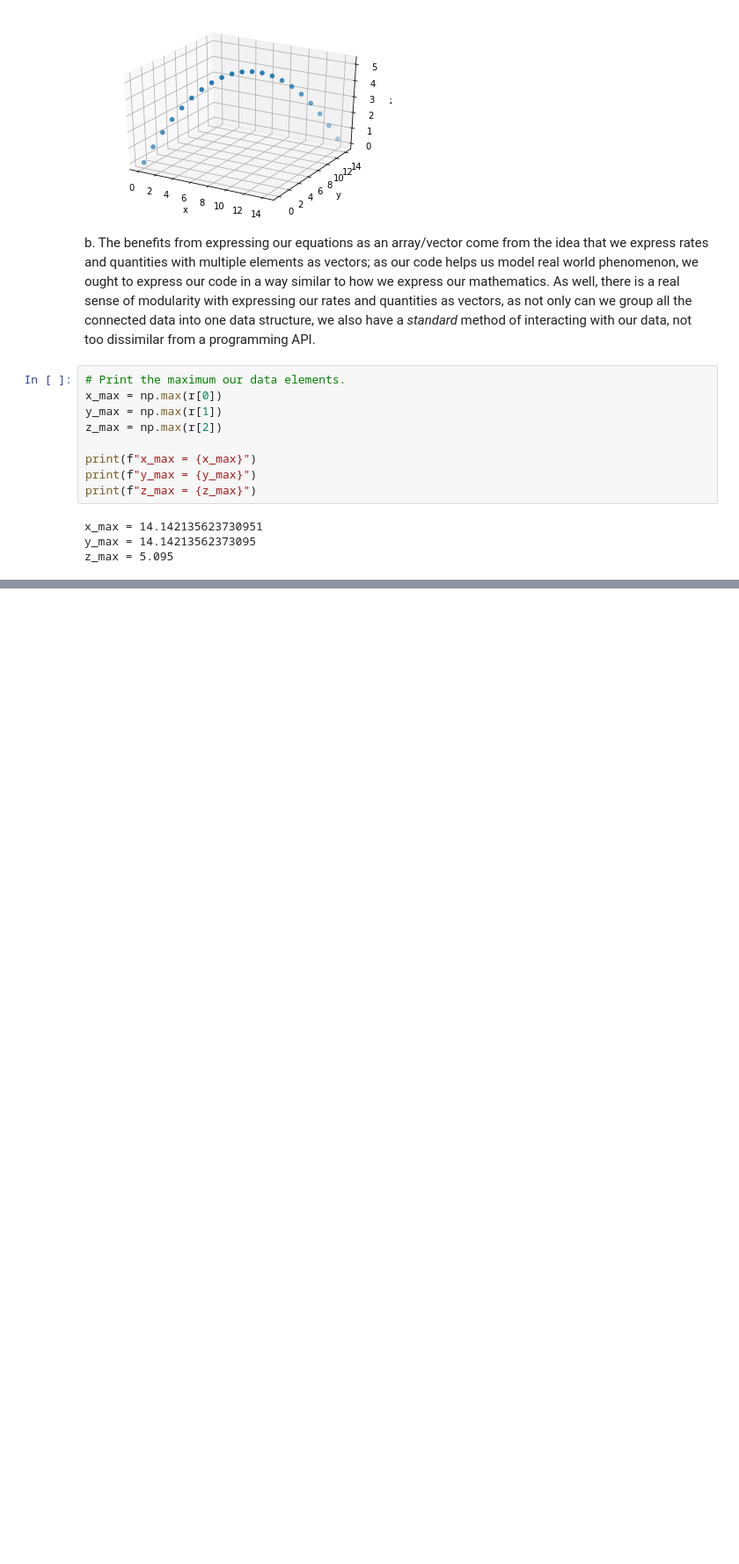
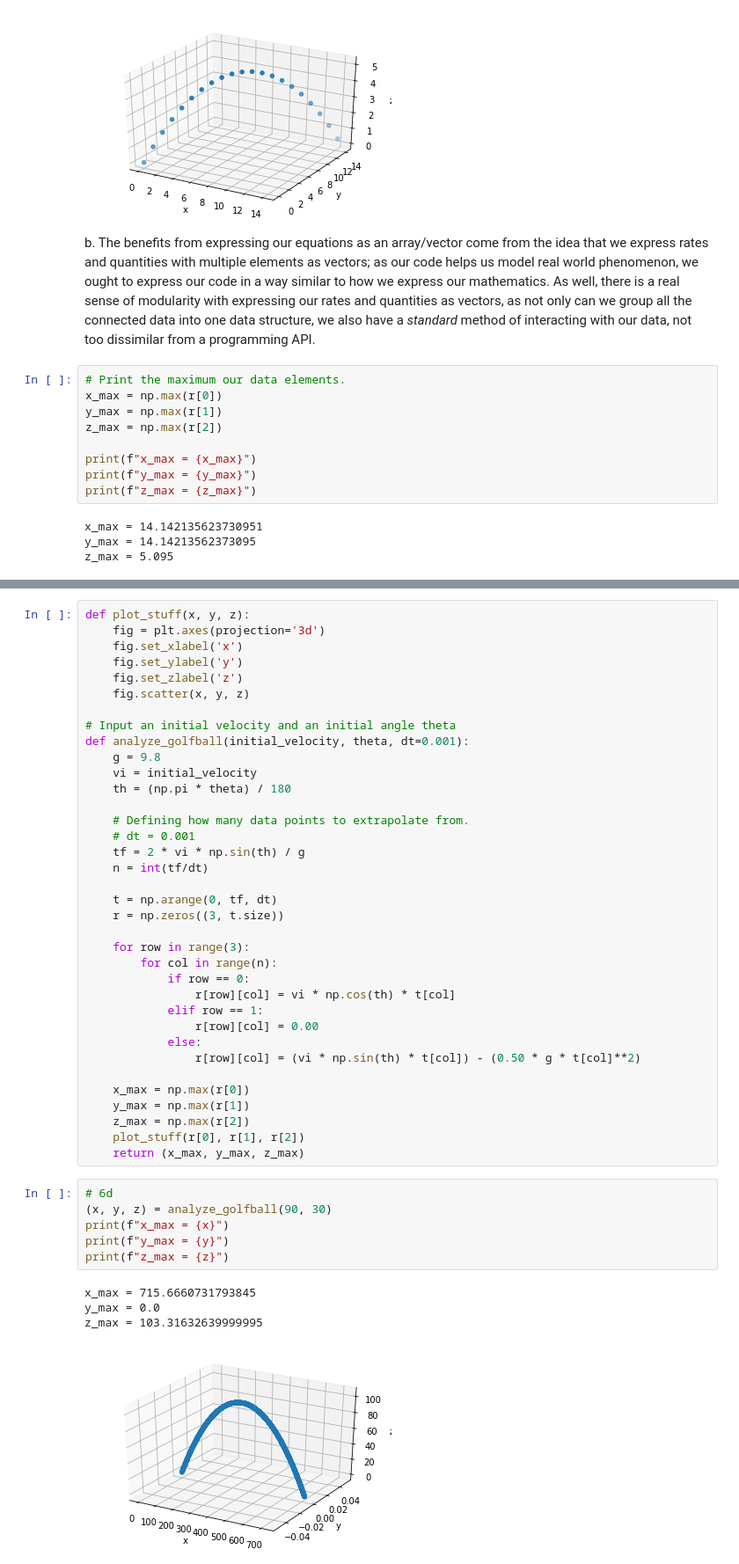
Before and after one commit to dravinflores/PHY321-Homework, a Jupyter notebook: Homework-2.ipynb, the cells around one changed output, grey strips where cells are left out. Shown: that part at 88% size. Saved outputs shown, nothing was run; the diff lists cells and outputs as text; blank space fills up the shorter version.

```diff
--- a/Homework-2.ipynb
+++ b/Homework-2.ipynb
@@ -130,0 +140,47 @@ z_max = 5.095
+# %%
+def plot_stuff(x, y, z):
+    fig = plt.axes(projection='3d')
+    fig.set_xlabel('x')
+    fig.set_ylabel('y')
+    fig.set_zlabel('z')
+    fig.scatter(x, y, z)
+
+# Input an initial velocity and an initial angle theta
+def analyze_golfball(initial_velocity, theta, dt=0.001):
+    g = 9.8
+    vi = initial_velocity
+    th = (np.pi * theta) / 180
+
+    # Defining how many data points to extrapolate from.
+    # dt = 0.001
+    tf = 2 * vi * np.sin(th) / g
+    n = int(tf/dt)
+
+    t = np.arange(0, tf, dt)
+    r = np.zeros((3, t.size))
+
+    for row in range(3):
+        for col in range(n):
+            if row == 0:
+                r[row][col] = vi * np.cos(th) * t[col]
+            elif row == 1:
+                r[row][col] = 0.00
+            else:
+                r[row][col] = (vi * np.sin(th) * t[col]) - (0.50 * g * t[col]**2)
+
+    x_max = np.max(r[0])
+    y_max = np.max(r[1])
+    z_max = np.max(r[2])
+    plot_stuff(r[0], r[1], r[2])
+    return (x_max, y_max, z_max)
+# %%
+# 6d
+(x, y, z) = analyze_golfball(90, 30)
+print(f"x_max = {x}")
+print(f"y_max = {y}")
+print(f"z_max = {z}")
+# %% [output]
+x_max = 715.6660731793845
+y_max = 0.0
+z_max = 103.31632639999995
+[figure, added]
```
Also changed, not shown: parts of 2 cells of this notebook.
